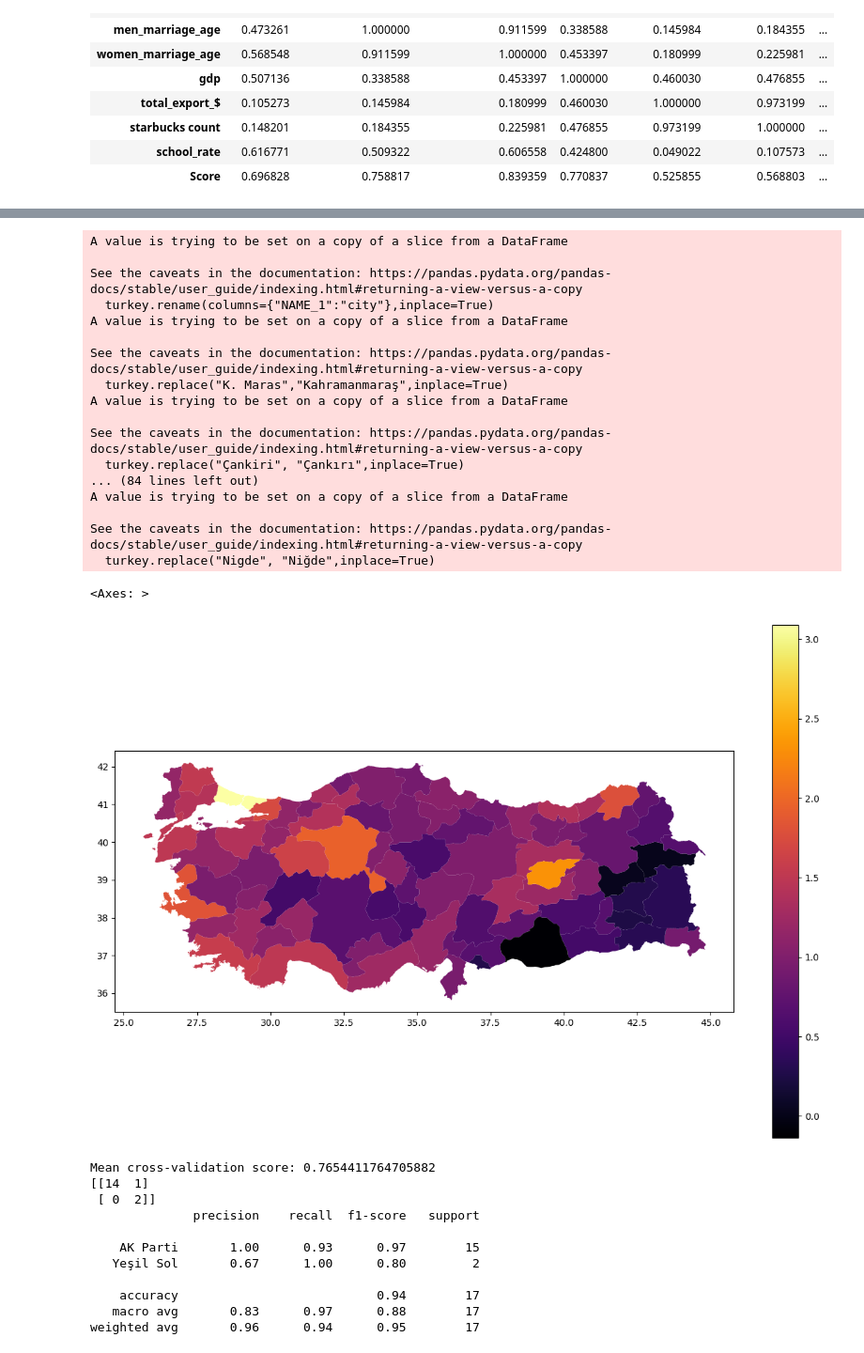
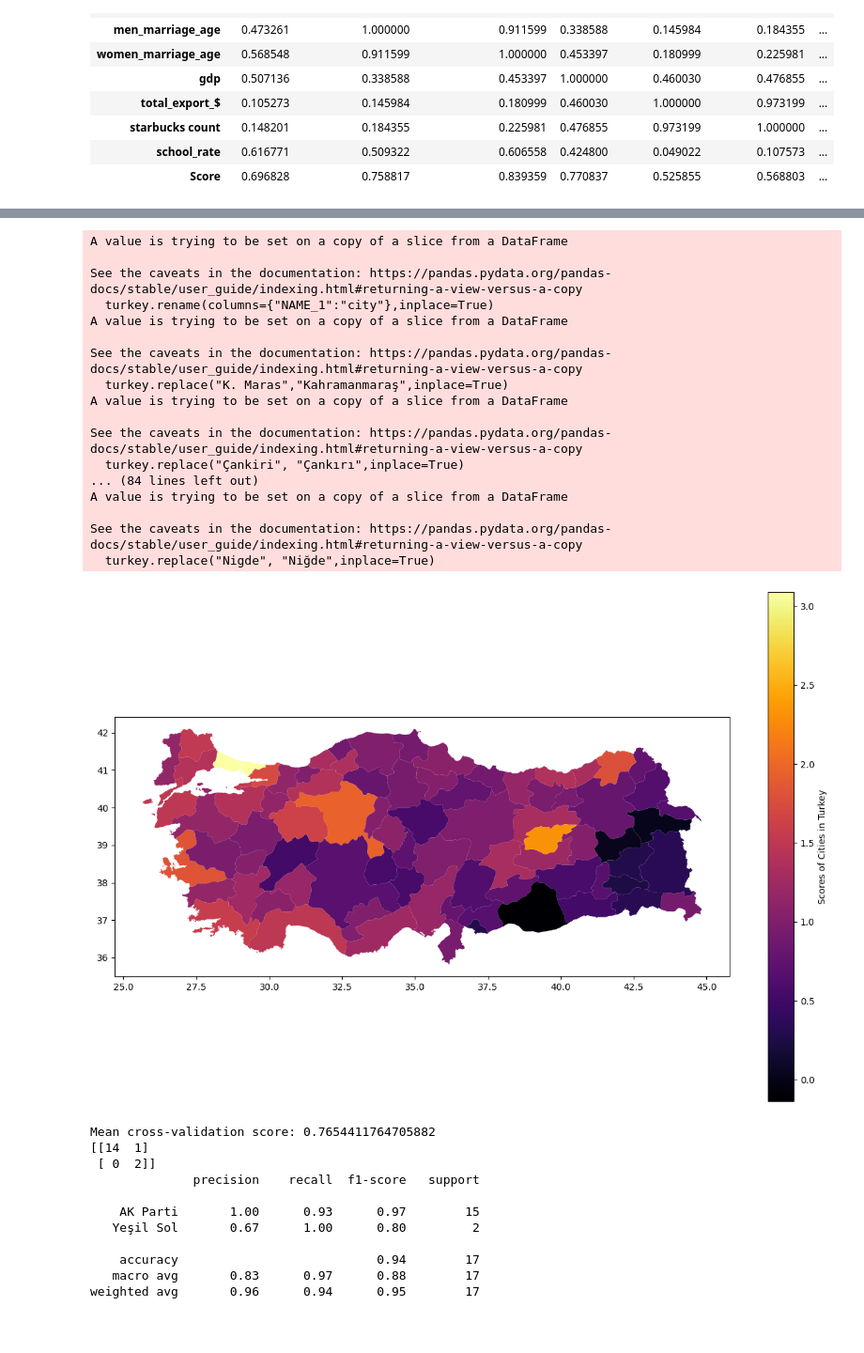
Before and after one commit to erennaltin/CS210-Project, a Jupyter notebook: model.ipynb, the cells around one changed output, grey strips where cells are left out. Shown at 94% size. Saved outputs shown, nothing was run; the diff lists cells and outputs as text; code cells hidden in the pictures; blank space fills up the shorter version.

```diff
--- a/model.ipynb
+++ b/model.ipynb
@@ -161,36 +178,37 @@ turkey.replace("Mugla", "Muğla",inplace=True)
 turkey.replace("Mus", "Muş",inplace=True)
 turkey.replace("Nevsehir", "Nevşehir",inplace=True)
 turkey.replace("Sanliurfa", "Şanlıurfa",inplace=True)
 turkey.replace("Sirnak", "Şırnak",inplace=True)
 turkey.replace("Tekirdag", "Tekirdağ",inplace=True)
 turkey.replace("Usak", "Uşak",inplace=True)
 turkey.replace("Zinguldak", "Zonguldak",inplace=True)
 turkey.replace("Afyon", "Afyonkarahisar",inplace=True)
 turkey.replace("Nigde", "Niğde",inplace=True)
 
 geoturkey = turkey.merge(df_merged[["city","Score"]], on="city")
 
-geoturkey.plot(column="Score",cmap="inferno", legend=True, figsize=(15,10))
+geoturkey.plot(column="Score",cmap="inferno", legend=True, legend_kwds={"label": "Scores of Cities in Turkey",}, figsize=(15,10))
+
+plt.savefig('./figures/scores_of_cities.png', dpi=300, bbox_inches='tight')
 # %% [output]
 A value is trying to be set on a copy of a slice from a DataFrame
 
 See the caveats in the documentation: https://pandas.pydata.org/pandas-docs/stable/user_guide/indexing.html#returning-a-view-versus-a-copy
   turkey.rename(columns={"NAME_1":"city"},inplace=True)
 A value is trying to be set on a copy of a slice from a DataFrame
 
 See the caveats in the documentation: https://pandas.pydata.org/pandas-docs/stable/user_guide/indexing.html#returning-a-view-versus-a-copy
   turkey.replace("K. Maras","Kahramanmaraş",inplace=True)
 A value is trying to be set on a copy of a slice from a DataFrame
 
 See the caveats in the documentation: https://pandas.pydata.org/pandas-docs/stable/user_guide/indexing.html#returning-a-view-versus-a-copy
   turkey.replace("Çankiri", "Çankırı",inplace=True)
 ... (84 lines left out)
 A value is trying to be set on a copy of a slice from a DataFrame
 
 See the caveats in the documentation: https://pandas.pydata.org/pandas-docs/stable/user_guide/indexing.html#returning-a-view-versus-a-copy
   turkey.replace("Nigde", "Niğde",inplace=True)
-<Axes: >
-[figure, old version]
+[figure, new version]
 # %%
 from sklearn.model_selection import train_test_split, cross_val_score
 from sklearn.preprocessing import StandardScaler
```
Also changed, not shown: parts of 5 cells of this notebook, 6 other files.
